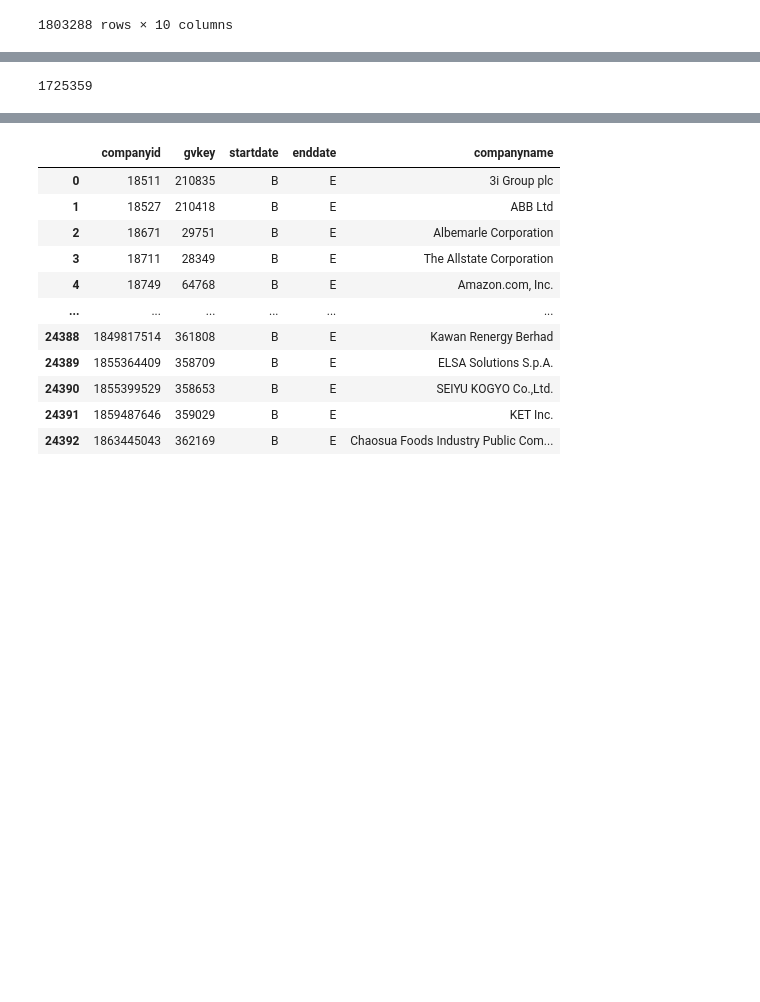
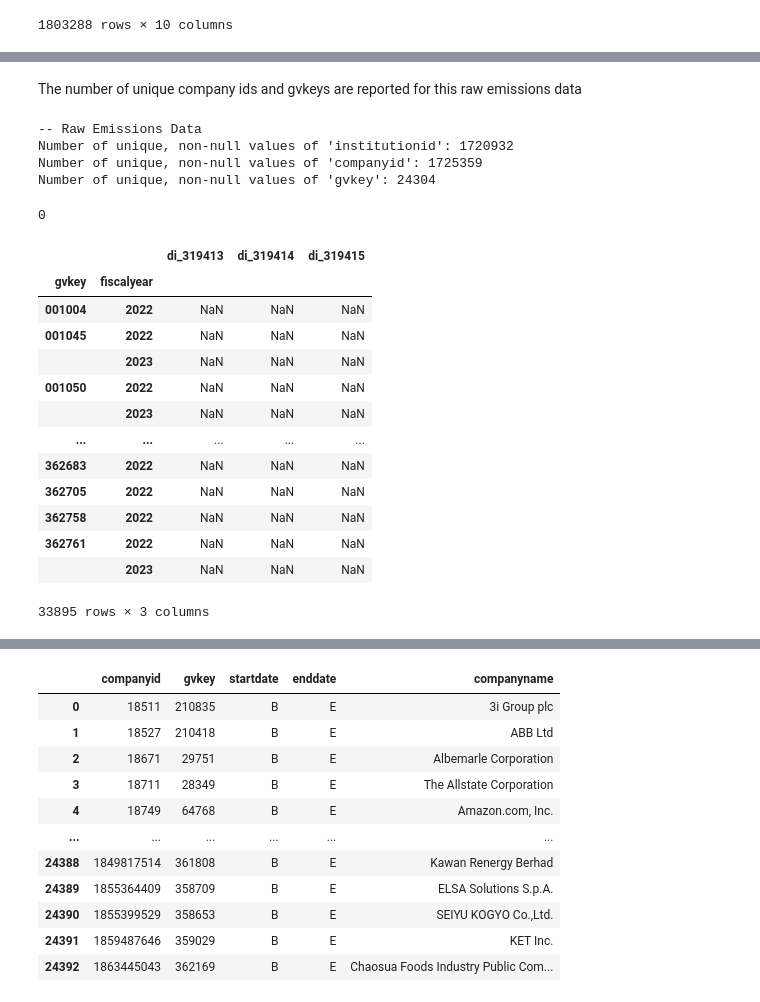
Before and after one commit to varunchodanker/MSc-Individual-Project, a Jupyter notebook: Phase1.ipynb, the cells around one changed output, grey strips where cells are left out. Saved outputs shown, nothing was run; the diff lists cells and outputs as text; code cells hidden in the pictures; blank space fills up the shorter version.

```diff
--- a/Phase1.ipynb
+++ b/Phase1.ipynb
@@ -91,4 +107,2 @@ Augment cids to gvkeys
-# %%
-print(f"Unique cids: {len(extract_unique(raw_emissions_df, 'companyid'))}")
-# %% [output]
-1725359
+# %% [markdown]
+The number of unique company ids and gvkeys are reported for this raw emissions data
@@ -94,0 +120,40 @@ print(f"Unique cids: {len(extract_unique(raw_emissions_df, 'companyid'))}")
+# %%
+print("-- Raw Emissions Data")
+report_unique(raw_emissions_df, "institutionid")
+report_unique(raw_emissions_df, "companyid")
+report_unique(raw_emissions_df, "gvkey")
+# %% [output]
+-- Raw Emissions Data
+Number of unique, non-null values of 'institutionid': 1720932
+Number of unique, non-null values of 'companyid': 1725359
+Number of unique, non-null values of 'gvkey': 24304
+# %%
+(raw_emissions_df["companyid"].isnull() & raw_emissions_df["gvkey"].notnull()).sum()
+# %% [output]
+0
+# %%
+test_df = raw_emissions_df.groupby(["gvkey", "fiscalyear"]).agg(
+    {
+        # "institutionid": lambda vals: (vals.iloc[0] == vals).all() if vals.count() != 1 else True,
+        "di_319413": lambda vals: np.nan if (vals.iloc[0] == vals).all() else " ".join(vals.astype(str)),
+        "di_319414": lambda vals: np.nan if (vals.iloc[0] == vals).all() else " ".join(vals.astype(str)),
+        "di_319415": lambda vals: np.nan if (vals.iloc[0] == vals).all() else " ".join(vals.astype(str)),
+    }
+)
+
+test_df
+# %% [output]
+|  |  | di_319413 | di_319414 | di_319415 |
+| gvkey | fiscalyear |  |  |  |
+| 001004 | 2022 | NaN | NaN | NaN |
+| 001045 | 2022 | NaN | NaN | NaN |
+|  | 2023 | NaN | NaN | NaN |
+| 001050 | 2022 | NaN | NaN | NaN |
+|  | 2023 | NaN | NaN | NaN |
+| ... | ... | ... | ... | ... |
+| 362683 | 2022 | NaN | NaN | NaN |
+| 362705 | 2022 | NaN | NaN | NaN |
+| 362758 | 2022 | NaN | NaN | NaN |
+| 362761 | 2022 | NaN | NaN | NaN |
+|  | 2023 | NaN | NaN | NaN |
+33895 rows × 3 columns
```
Also changed, not shown: parts of 19 cells of this notebook.
